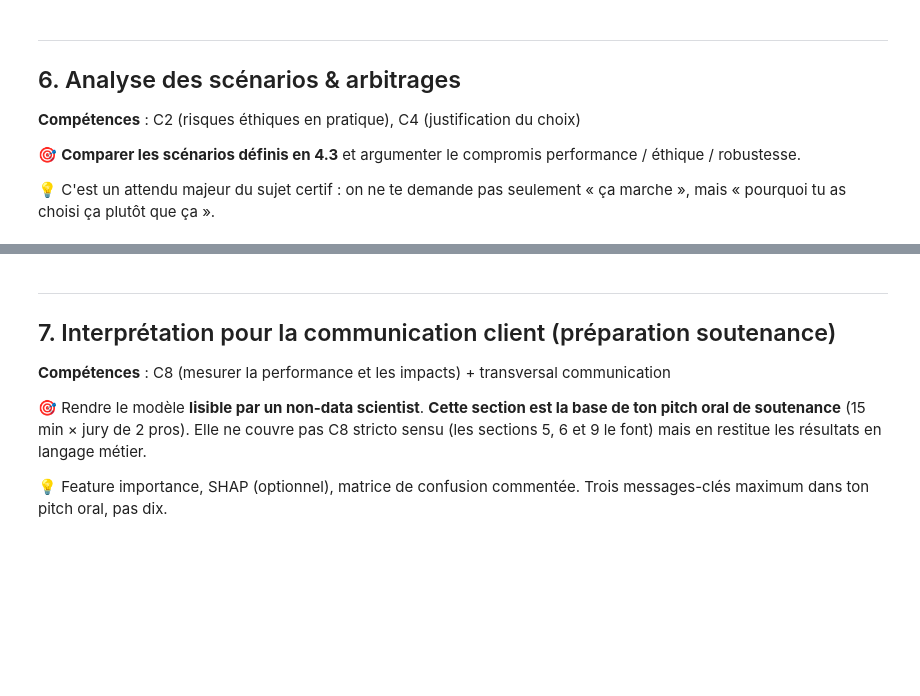
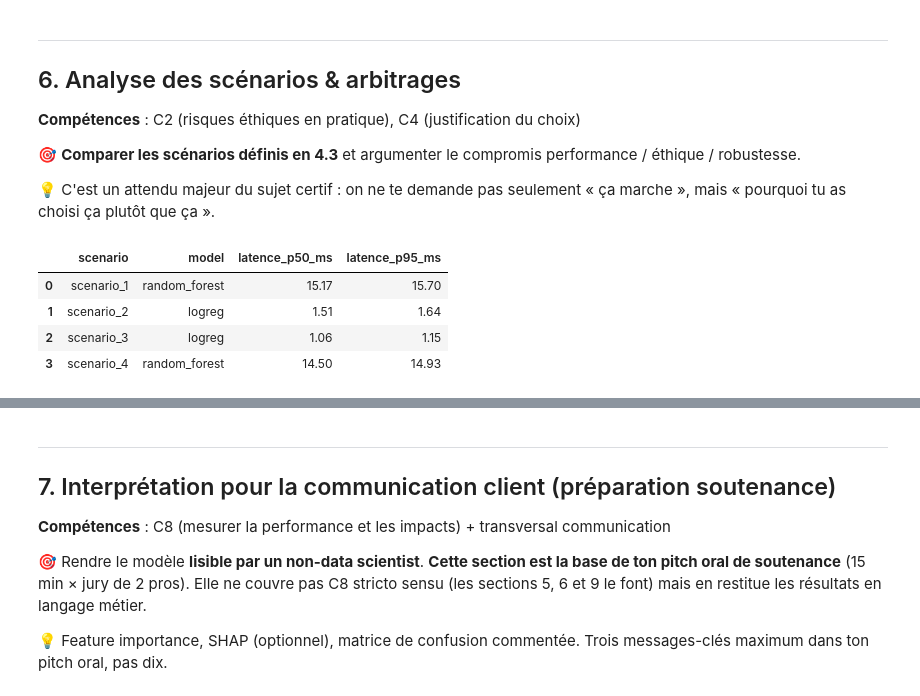
Before and after one commit to nawellepolin/cas-usage-certif-bank-marketing-nawelle, a Jupyter notebook: notebooks/M9_nawelle_bank_marketing.ipynb, the cells around one changed output, grey strips where cells are left out. Cells and saved outputs as stored; diff of their text form; code cells hidden in the pictures; blank space fills up the shorter version.

```diff
--- a/notebooks/M9_nawelle_bank_marketing.ipynb
+++ b/notebooks/M9_nawelle_bank_marketing.ipynb
@@ -784,6 +873,34 @@ Assertions de qualité : OK
 🎯 **Comparer les scénarios définis en 4.3** et argumenter le compromis performance / éthique / robustesse.
 
 💡 C'est un attendu majeur du sujet certif : on ne te demande pas seulement « ça marche », mais « pourquoi tu as choisi ça plutôt que ça ».
+# %%
+import time
+
+sample = X_test.sample(n=200, random_state=RANDOM_STATE)
+latency_rows = []
+for scenario, pipe in fitted_pipelines.items():
+    times = []
+    for i in range(len(sample)):
+        row = sample.iloc[[i]]
+        t0 = time.perf_counter()
+        pipe.predict_proba(row)
+        times.append((time.perf_counter() - t0) * 1000)
+    times = np.array(times)
+    latency_rows.append({
+        "scenario": scenario,
+        "model": BEST_MODEL_PER_SCENARIO[scenario],
+        "latence_p50_ms": round(np.percentile(times, 50), 2),
+        "latence_p95_ms": round(np.percentile(times, 95), 2),
+    })
+
+latency_results = pd.DataFrame(latency_rows)
+latency_results
+# %% [output]
+|  | scenario | model | latence_p50_ms | latence_p95_ms |
+| 0 | scenario_1 | random_forest | 15.17 | 15.70 |
+| 1 | scenario_2 | logreg | 1.51 | 1.64 |
+| 2 | scenario_3 | logreg | 1.06 | 1.15 |
+| 3 | scenario_4 | random_forest | 14.50 | 14.93 |
 # %% [markdown]
 ### 6.1 Tableau comparatif
 
```
Also changed, not shown: parts of 12 cells of this notebook.
